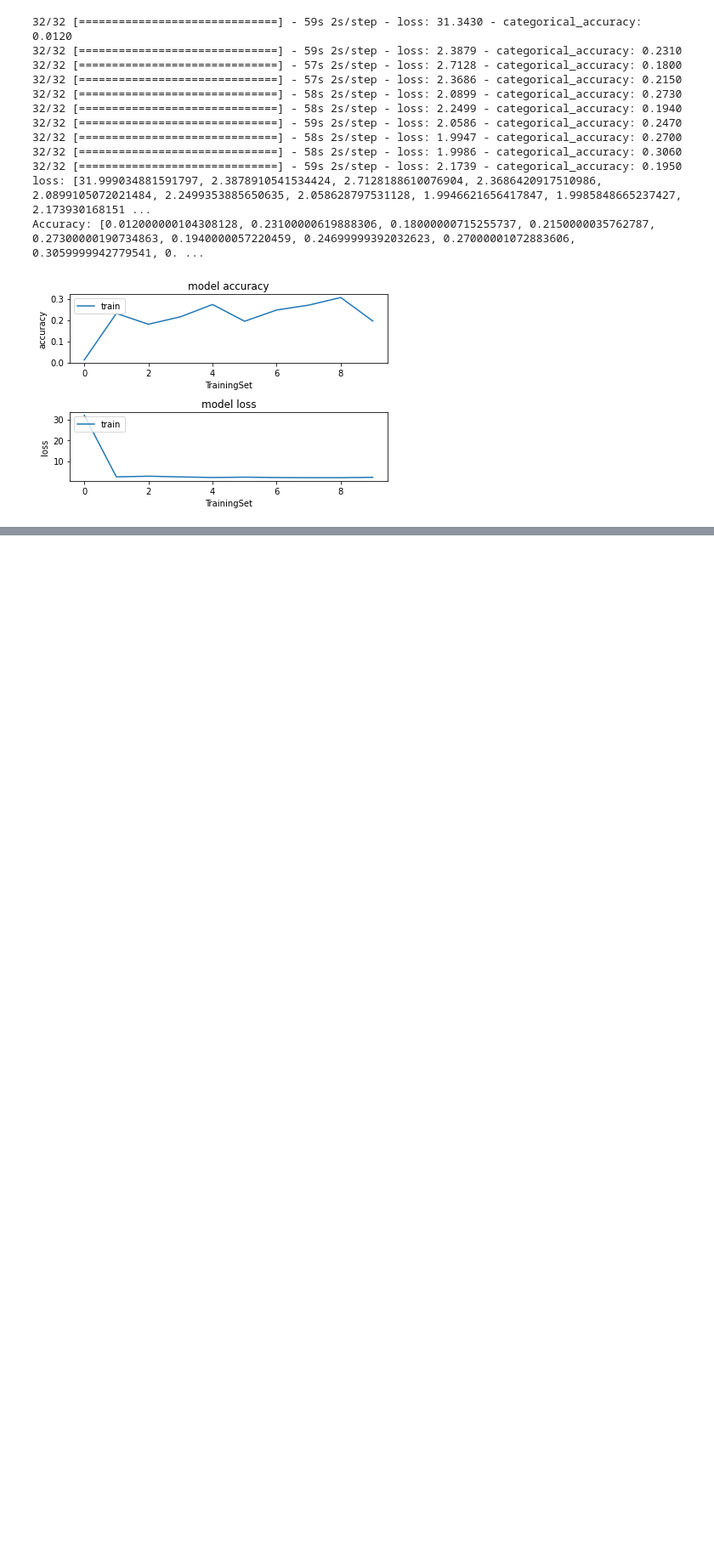
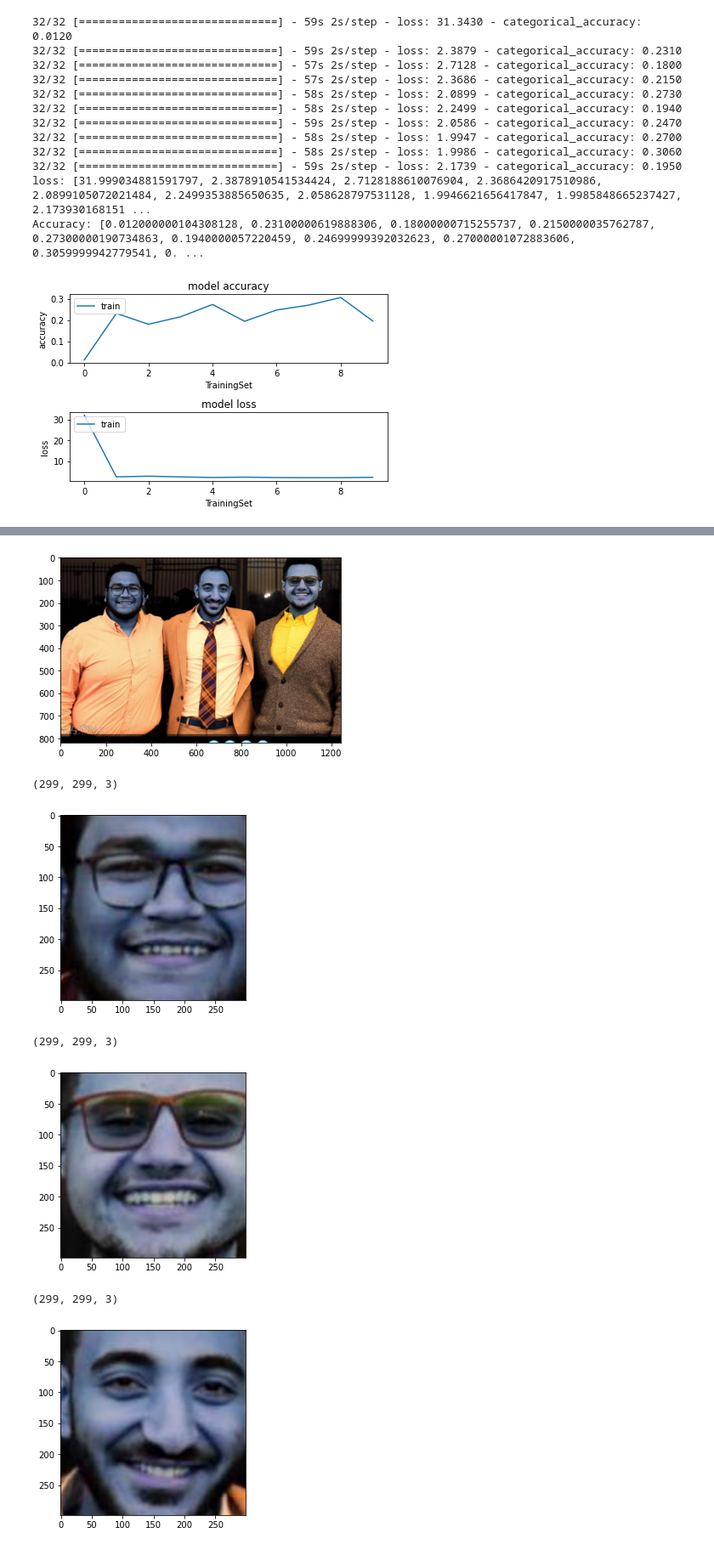
Before and after one commit to CSCI4850/s21-team9-project, a Jupyter notebook: TrainTheData.ipynb, the cells around one changed output, grey strips where cells are left out. Shown at 85% size. Drawn from its saved outputs; the diff is of its cells as text; code cells hidden in the pictures; blank space fills up the shorter version.

```diff
--- a/TrainTheData.ipynb
+++ b/TrainTheData.ipynb
@@ -523,0 +616,3 @@ Accuracy: [0.012000000104308128, 0.23100000619888306, 0.18000000715255737, 0.215
+# %%
+gender_model = keras.models.load_model("./gender/280000-320000gender-imdb.h5")
+age_model = keras.models.load_model("./age/280000-320000age-imdb.h5")
@@ -523,0 +635,42 @@ Accuracy: [0.012000000104308128, 0.23100000619888306, 0.18000000715255737, 0.215
+# %%
+#  0, 3 ,2 ,1
+X=[]
+Y=[]
+Z=[]
+image = cv2.imread("../174608683_497192907987681_1944706066065856545_n.png")
+plt.imshow(image)
+plt.show()
+# if the image is one of the corrupted image, skip this entry
+face_loc = get_face_locations_img(image)
+#print(face_loc)
+#print(np.asarray(face_loc[0]))
+for x in range(len(face_loc)):
+    cropped_image = crop_face_recognition_image(image, np.asarray(face_loc[x]))
+    resized_image = resize_image(cropped_image)
+    X.append(resized_image)
+    print(resized_image.shape)
+    plt.imshow(resized_image)
+    plt.show()
+X = np.array(X)
+
+gender_predicitions  = gender_model.predict(X[:,:,:,:])
+age_predicitions  = age_model.predict(X[:,:,:,:])
+for x in range(len(X)):
+    print("Results for person ", x)
+    if (gender_predicitions[x][0] >= 0.5):
+        print('Female')
+    else:
+         print('Male')
+    print(decode_age_returns(age_predicitions[x], 1)[0])
+
+    print("sex prediction, female % ", gender_predicitions[x][0]*100, " Male % ", gender_predicitions[x][1]*100)
+    print('top predicted Age groups ', decode_age_returns(age_predicitions[x], 3))
+    print("--------------------------------------------------------------------------")
+# %% [output]
+[figure, added]
+(299, 299, 3)
+[figure, added]
+(299, 299, 3)
+[figure, added]
+(299, 299, 3)
+[figure, added]
```
Also changed, not shown: parts of 11 cells of this notebook.
